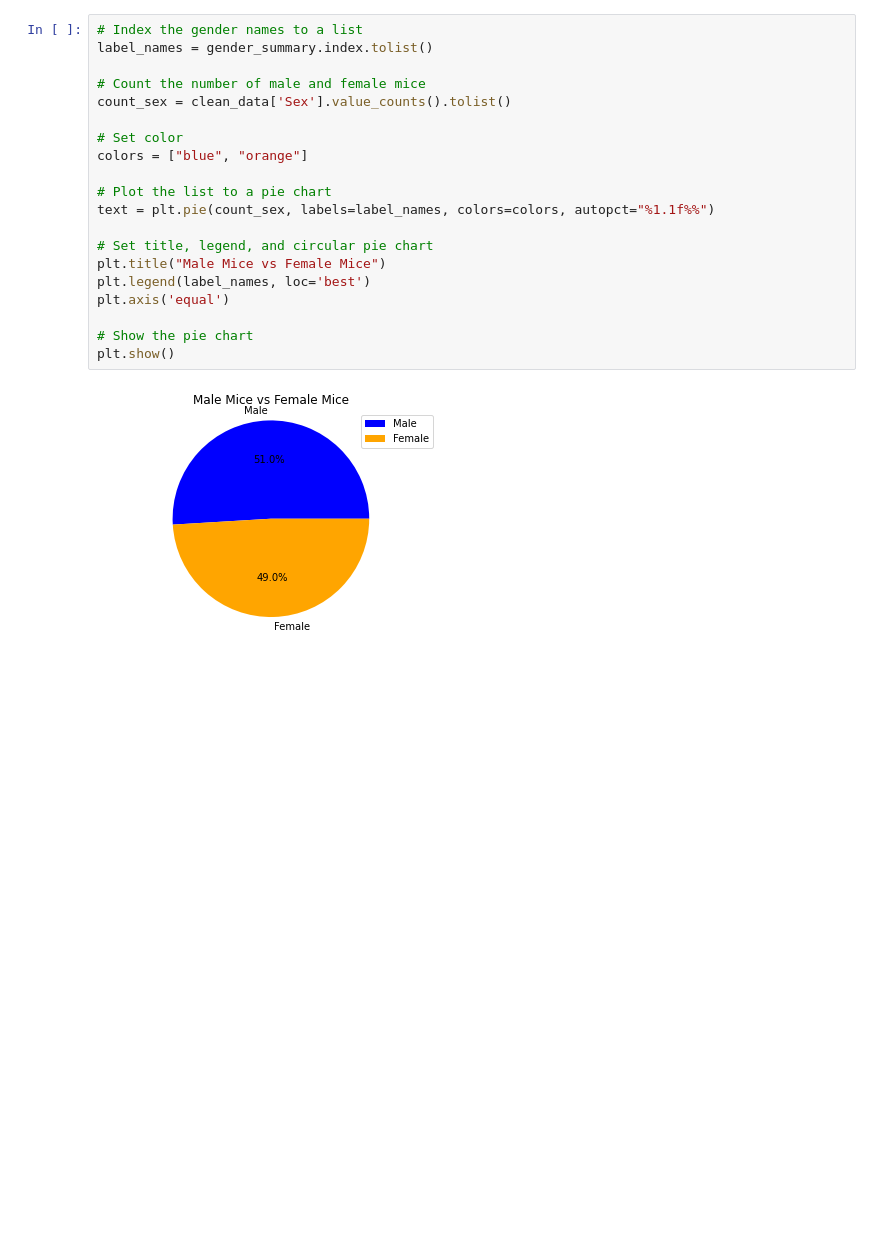
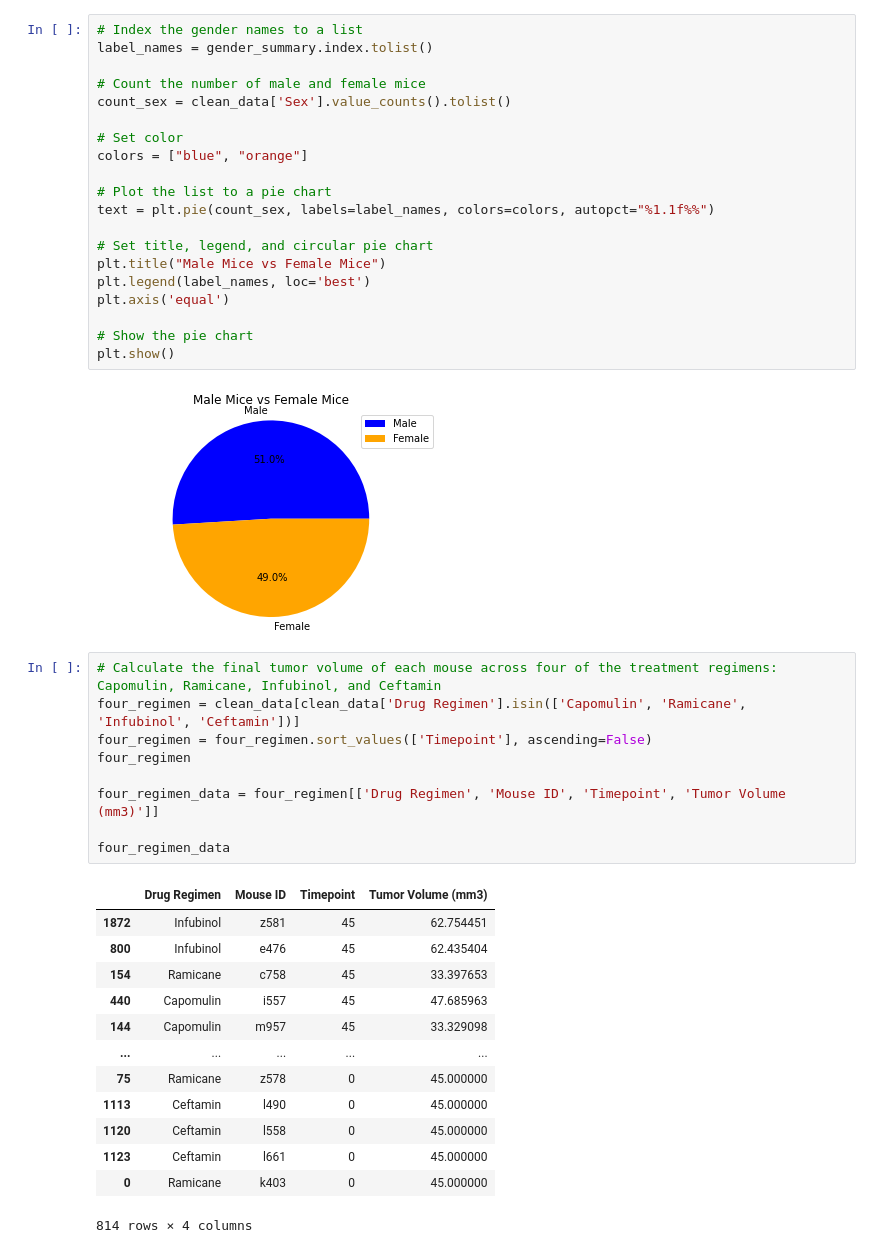
Before and after one commit to EdwinVargas22/UCI-Edwin-Vargas-Homework, a Jupyter notebook: 05-Matplotlib-Challenge/Script for Pharmaceutical.ipynb, the cells around one changed output. Cells and saved outputs as stored; diff of their text form; blank space fills up the shorter version.

```diff
--- a/05-Matplotlib-Challenge/Script for Pharmaceutical.ipynb
+++ b/05-Matplotlib-Challenge/Script for Pharmaceutical.ipynb
@@ -174,3 +172,26 @@ plt.axis('equal')
 plt.show()
 # %% [output]
 [figure]
+# %%
+# Calculate the final tumor volume of each mouse across four of the treatment regimens: Capomulin, Ramicane, Infubinol, and Ceftamin
+four_regimen = clean_data[clean_data['Drug Regimen'].isin(['Capomulin', 'Ramicane', 'Infubinol', 'Ceftamin'])]
+four_regimen = four_regimen.sort_values(['Timepoint'], ascending=False)
+four_regimen
+
+four_regimen_data = four_regimen[['Drug Regimen', 'Mouse ID', 'Timepoint', 'Tumor Volume (mm3)']]
+
+four_regimen_data
+# %% [output]
+|  | Drug Regimen | Mouse ID | Timepoint | Tumor Volume (mm3) |
+| 1872 | Infubinol | z581 | 45 | 62.754451 |
+| 800 | Infubinol | e476 | 45 | 62.435404 |
+| 154 | Ramicane | c758 | 45 | 33.397653 |
+| 440 | Capomulin | i557 | 45 | 47.685963 |
+| 144 | Capomulin | m957 | 45 | 33.329098 |
+| ... | ... | ... | ... | ... |
+| 75 | Ramicane | z578 | 0 | 45.000000 |
+| 1113 | Ceftamin | l490 | 0 | 45.000000 |
+| 1120 | Ceftamin | l558 | 0 | 45.000000 |
+| 1123 | Ceftamin | l661 | 0 | 45.000000 |
+| 0 | Ramicane | k403 | 0 | 45.000000 |
+814 rows × 4 columns
```
Also changed, not shown: parts of 4 cells of this notebook.
